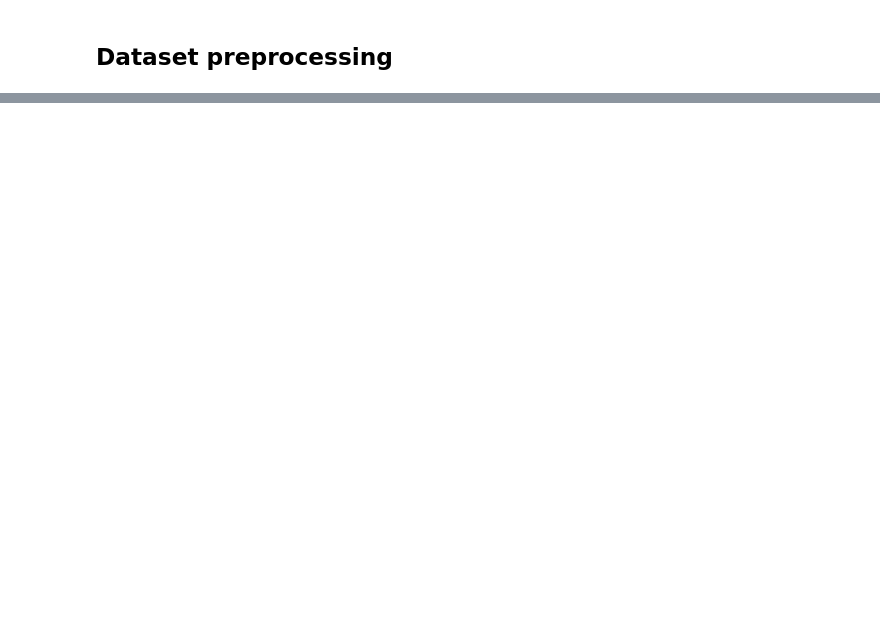
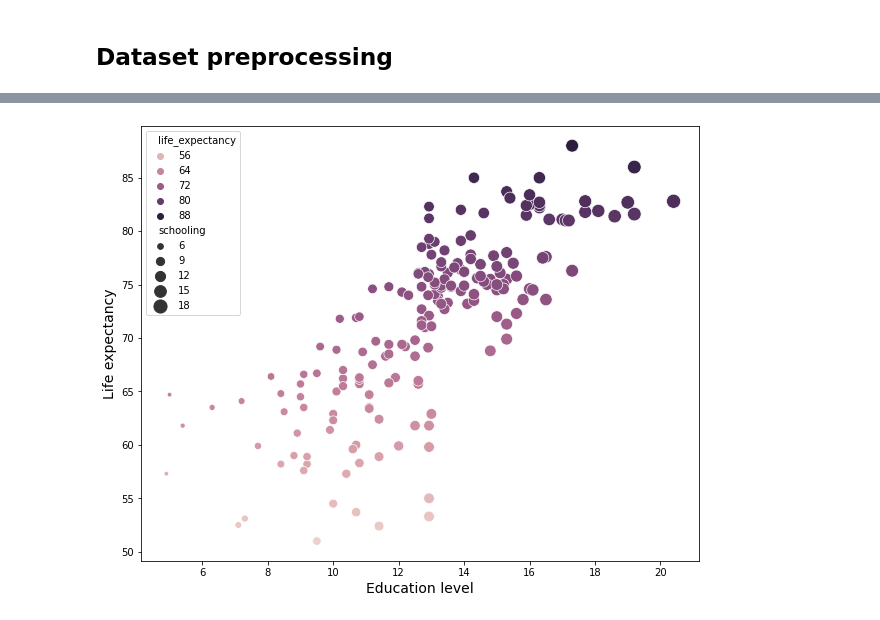
Before and after one commit to shaheerszm/life-expectancy-machine-learning, a Jupyter notebook: life_expectancy.ipynb, the cells around one changed output, grey strips where cells are left out. Cells and saved outputs as stored; diff of their text form; code cells hidden in the pictures; blank space fills up the shorter version.

```diff
--- a/life_expectancy.ipynb
+++ b/life_expectancy.ipynb
@@ -79,3 +74,14 @@ Schooling                          163
 dtype: int64
 # %% [markdown]
 ## Dataset preprocessing
+# %%
+# analyze column names
+print(data.columns)
+
+# fix extra spaces at the end of column names
+data.columns = [x.strip() for x in data.columns]
+
+# change column names to be lowercase and replace spaces with underscores
+data.columns = [x.lower().replace(' ', '_') for x in data.columns]
+
+print(data.columns)
@@ -103,0 +184,14 @@ dtype: int64
+# %%
+import seaborn as sns
+
+plt.figure(figsize=(10, 8))
+plt.xlabel('Education level', fontsize=14)
+plt.ylabel('Life expectancy', fontsize=14)
+sns.scatterplot(x='schooling', y='life_expectancy', data=data,
+                hue='life_expectancy',
+                size='schooling',
+                sizes=(20, 200),
+                legend='brief')
+plt.show()
+# %% [output]
+[figure, added]
```
Also changed, not shown: parts of 17 cells of this notebook.
